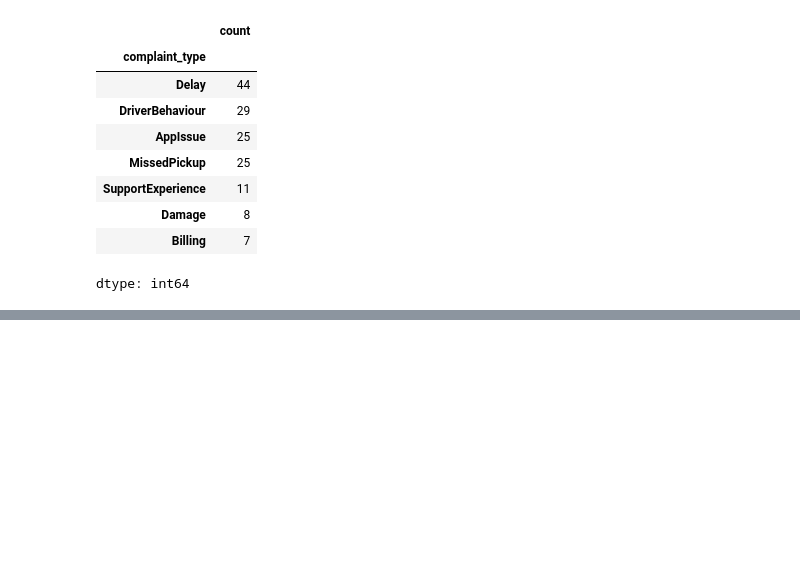
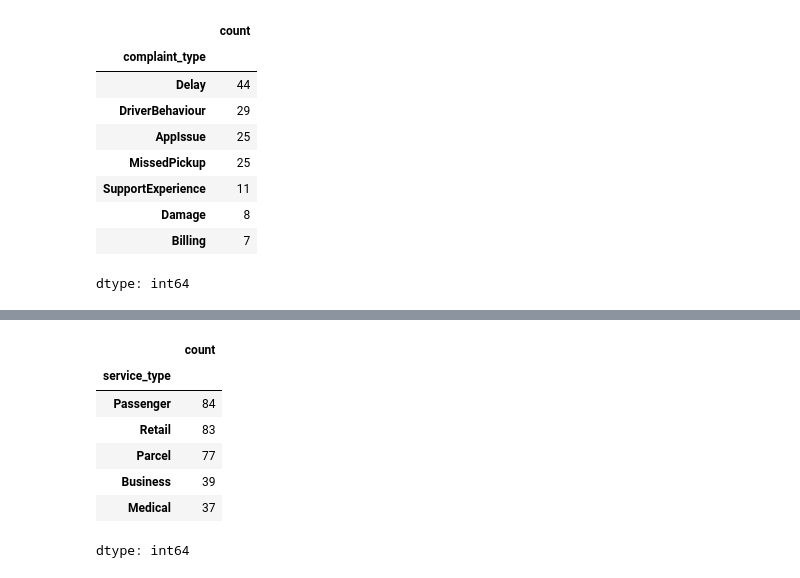
Before and after one commit to nivekaperera02-commits/northstar-analytics-assignment, a Jupyter notebook: Python_Analytics/northstar_python_analysis.ipynb, the cells around one changed output, grey strips where cells are left out. Cells and saved outputs as stored; diff of their text form; code cells hidden in the pictures; blank space fills up the shorter version.

```diff
--- a/Python_Analytics/northstar_python_analysis.ipynb
+++ b/Python_Analytics/northstar_python_analysis.ipynb
@@ -577,0 +703,11 @@ dtype: int64
+# %%
+complaint_orders['service_type'].value_counts()
+# %% [output]
+|  | count |
+| service_type |  |
+| Passenger | 84 |
+| Retail | 83 |
+| Parcel | 77 |
+| Business | 39 |
+| Medical | 37 |
+dtype: int64
```
Also changed, not shown: parts of 16 cells of this notebook.
